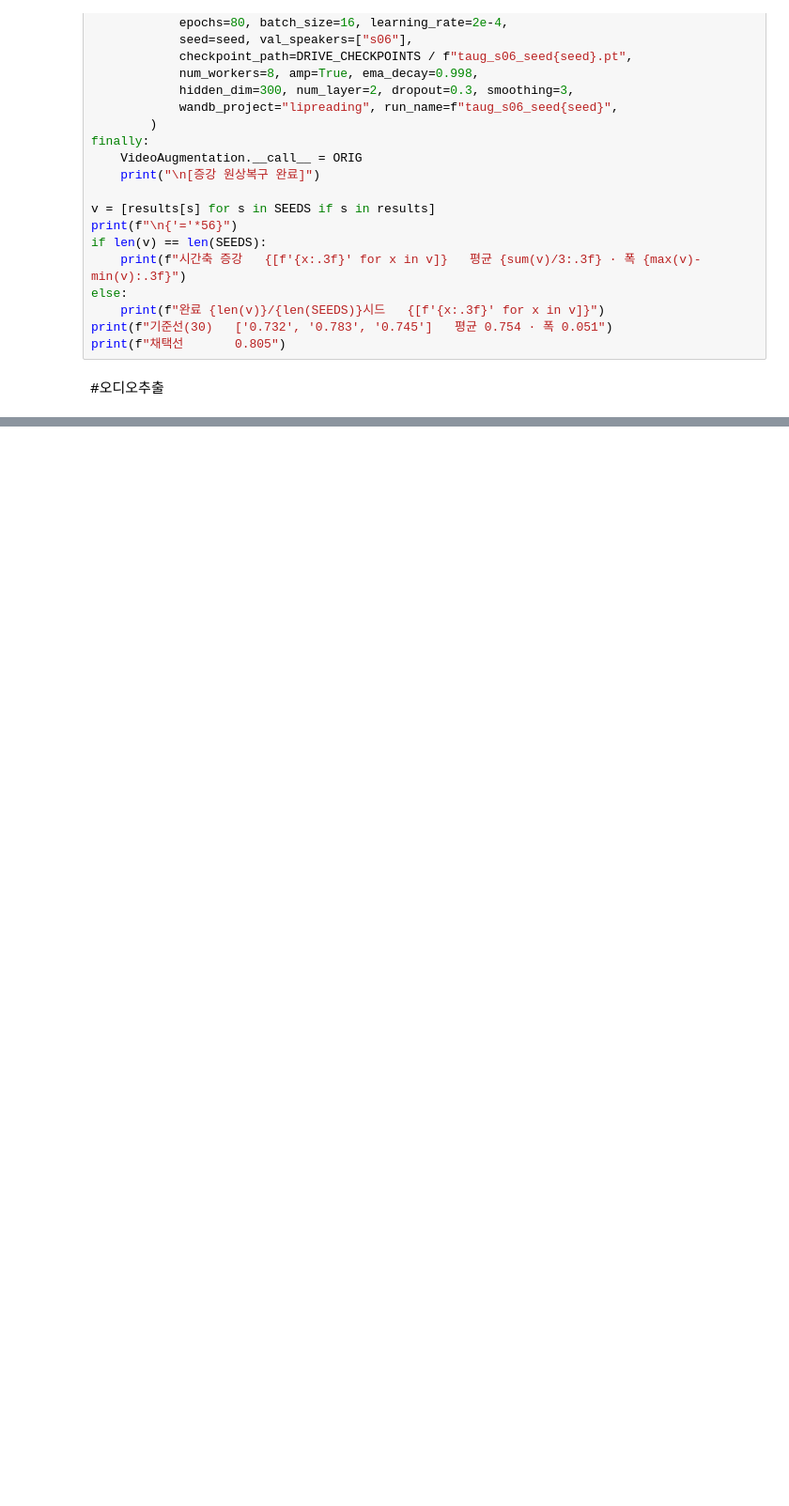
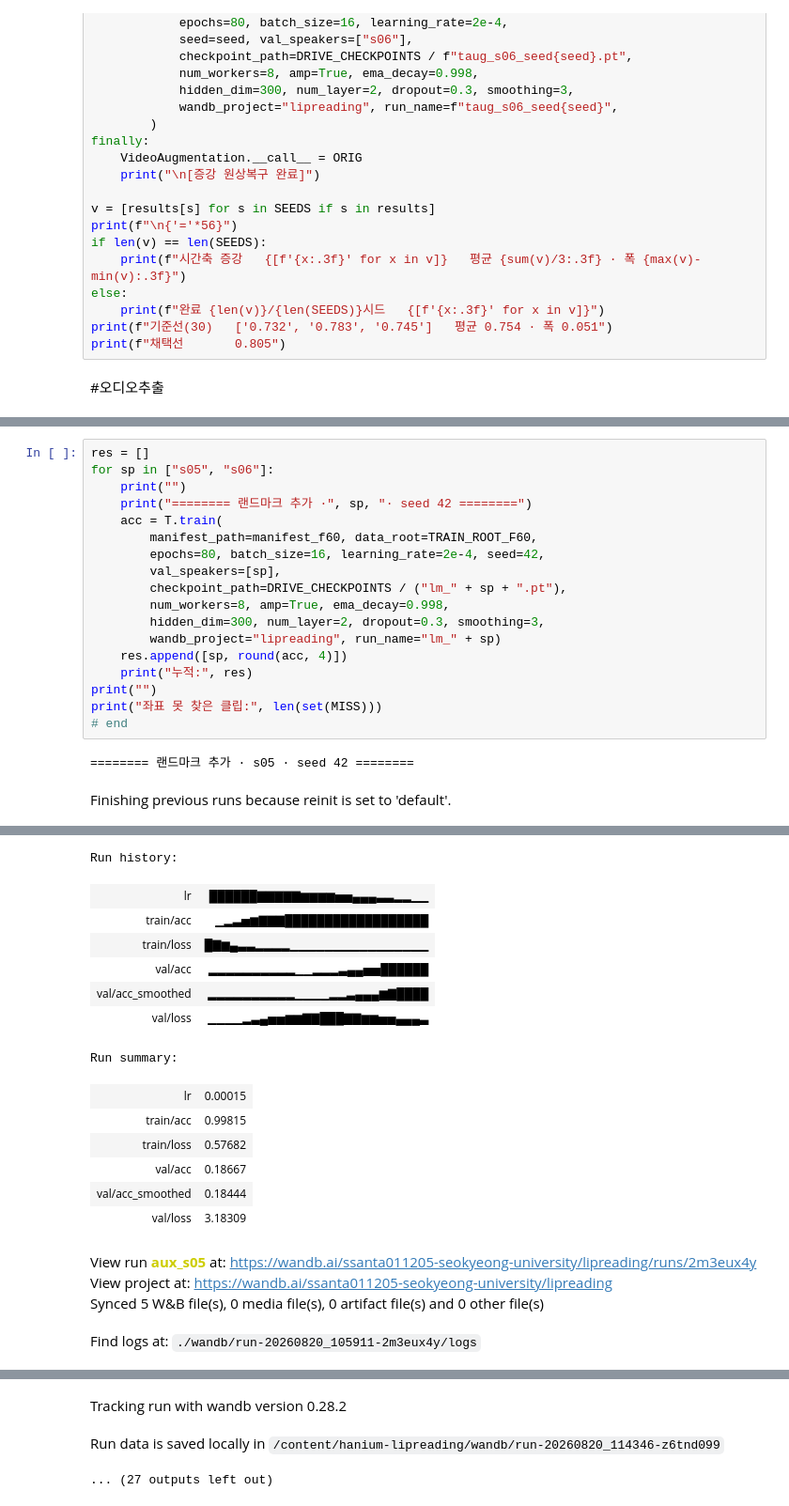
Before and after one commit to HumanRhoid/hanium-lipreading, a Jupyter notebook: notebooks/colab_pipeline.ipynb, the cells around one changed output, grey strips where cells are left out. Shown at 94% size. Cells and saved outputs as stored; diff of their text form; blank space fills up the shorter version.

```diff
--- a/notebooks/colab_pipeline.ipynb
+++ b/notebooks/colab_pipeline.ipynb
@@ -1157,0 +1218,21 @@ Run summary:
+# %%
+res = []
+for sp in ["s05", "s06"]:
+    print("")
+    print("======== 랜드마크 추가 ·", sp, "· seed 42 ========")
+    acc = T.train(
+        manifest_path=manifest_f60, data_root=TRAIN_ROOT_F60,
+        epochs=80, batch_size=16, learning_rate=2e-4, seed=42,
+        val_speakers=[sp],
+        checkpoint_path=DRIVE_CHECKPOINTS / ("lm_" + sp + ".pt"),
+        num_workers=8, amp=True, ema_decay=0.998,
+        hidden_dim=300, num_layer=2, dropout=0.3, smoothing=3,
+        wandb_project="lipreading", run_name="lm_" + sp)
+    res.append([sp, round(acc, 4)])
+    print("누적:", res)
+print("")
+print("좌표 못 찾은 클립:", len(set(MISS)))
+# end
+# %% [output]
+======== 랜드마크 추가 · s05 · seed 42 ========
+Finishing previous runs because reinit is set to 'default'.
@@ -1157,0 +1240,18 @@ Run summary:
+Run history:
+| lr | ██████▇▇▇▇▇▆▆▆▆▅▅▄▄▄▃▃▂▂▁▁ |
+| train/acc | ▁▂▃▅▆▇▇▇██████████████████ |
+| train/loss | █▇▆▄▃▃▂▂▂▂▁▁▁▁▁▁▁▁▁▁▁▁▁▁▁▁ |
+| val/acc | ▂▂▂▂▂▂▂▂▂▂▁▁▂▂▂▃▄▄▅▅██████ |
+| val/acc_smoothed | ▂▂▂▂▂▂▂▂▂▂▁▁▁▁▂▂▃▄▄▄▆▇████ |
+| val/loss | ▁▁▁▁▂▃▄▅▅▆▆▇▇███▇▇▆▆▅▅▄▄▄▃ |
+Run summary:
+| lr | 0.00015 |
+| train/acc | 0.99815 |
+| train/loss | 0.57682 |
+| val/acc | 0.18667 |
+| val/acc_smoothed | 0.18444 |
+| val/loss | 3.18309 |
+View run aux_s05 at: https://wandb.ai/ssanta011205-seokyeong-university/lipreading/runs/2m3eux4y
+View project at: https://wandb.ai/ssanta011205-seokyeong-university/lipreading
+Synced 5 W&B file(s), 0 media file(s), 0 artifact file(s) and 0 other file(s)
+Find logs at: ./wandb/run-20260820_105911-2m3eux4y/logs
@@ -1158 +1259,4 @@ Run summary:
+Tracking run with wandb version 0.28.2
+Run data is saved locally in /content/hanium-lipreading/wandb/run-20260820_114346-z6tnd099
+... (27 outputs left out)
 # %%
```
Also changed, not shown: parts of 20 cells of this notebook.
